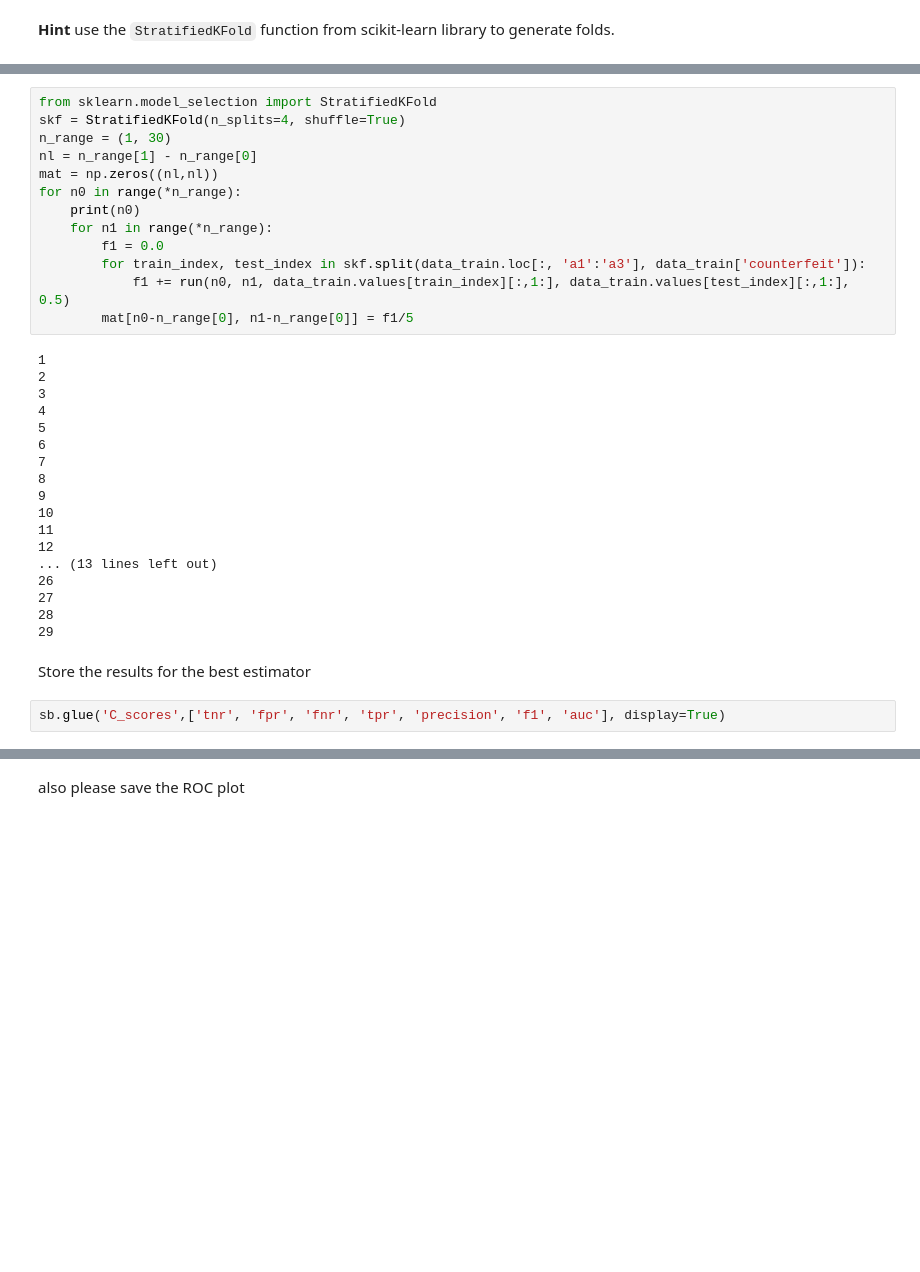
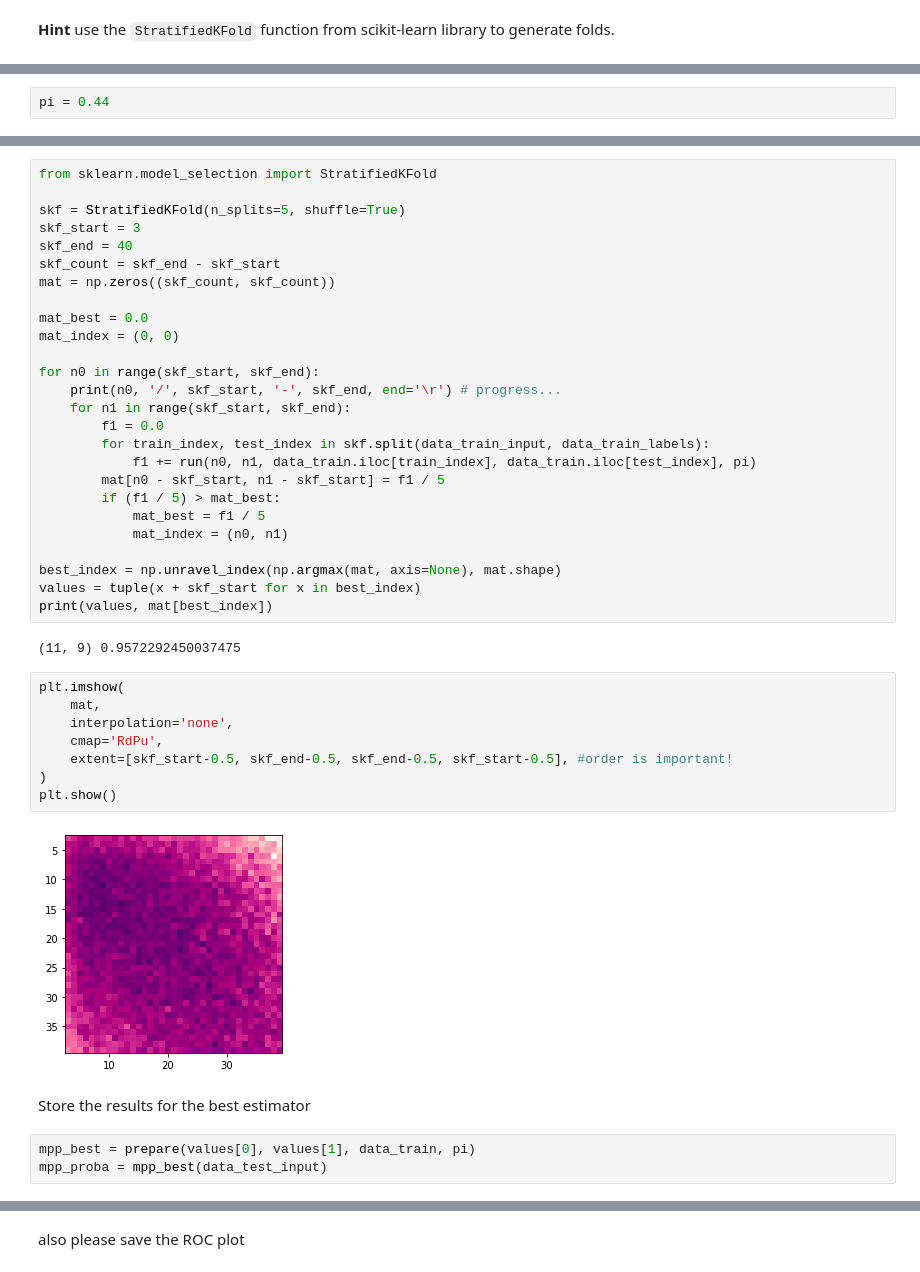
Before and after one commit to Machine-Learning-Gwinner-Rymut/MachineLearning, a Jupyter notebook: Assignments/Banknotes/banknotes.ipynb, the cells around one changed output, grey strips where cells are left out. Cells and saved outputs as stored; diff of their text form; blank space fills up the shorter version.

```diff
--- a/Assignments/Banknotes/banknotes.ipynb
+++ b/Assignments/Banknotes/banknotes.ipynb
@@ -153,0 +162,2 @@ def run(n_cmp0, n_cmp1, train, test, pi):
+# %%
+pi = 0.44
@@ -154,35 +177,43 @@ def run(n_cmp0, n_cmp1, train, test, pi):
 # %%
 from sklearn.model_selection import StratifiedKFold
-skf = StratifiedKFold(n_splits=4, shuffle=True)
-n_range = (1, 30)
-nl = n_range[1] - n_range[0]
-mat = np.zeros((nl,nl))
-for n0 in range(*n_range):
-    print(n0)
-    for n1 in range(*n_range):
+
+skf = StratifiedKFold(n_splits=5, shuffle=True)
+skf_start = 3
+skf_end = 40
+skf_count = skf_end - skf_start
+mat = np.zeros((skf_count, skf_count))
+
+mat_best = 0.0
+mat_index = (0, 0)
+
+for n0 in range(skf_start, skf_end):
+    print(n0, '/', skf_start, '-', skf_end, end='\r') # progress...
+    for n1 in range(skf_start, skf_end):
         f1 = 0.0
-        for train_index, test_index in skf.split(data_train.loc[:, 'a1':'a3'], data_train['counterfeit']):
-            f1 += run(n0, n1, data_train.values[train_index][:,1:], data_train.values[test_index][:,1:], 0.5)
-        mat[n0-n_range[0], n1-n_range[0]] = f1/5
+        for train_index, test_index in skf.split(data_train_input, data_train_labels):
+            f1 += run(n0, n1, data_train.iloc[train_index], data_train.iloc[test_index], pi)
+        mat[n0 - skf_start, n1 - skf_start] = f1 / 5
+        if (f1 / 5) > mat_best:
+            mat_best = f1 / 5
+            mat_index = (n0, n1)
+
+best_index = np.unravel_index(np.argmax(mat, axis=None), mat.shape)
+values = tuple(x + skf_start for x in best_index)
+print(values, mat[best_index])
 # %% [output]
-1
-2
-3
-4
-5
-6
-7
-8
-9
-10
-11
-12
-... (13 lines left out)
-26
-27
-28
-29
+(11, 9) 0.9572292450037475
+# %%
+plt.imshow(
+    mat,
+    interpolation='none',
+    cmap='RdPu',
+    extent=[skf_start-0.5, skf_end-0.5, skf_end-0.5, skf_start-0.5], #order is important!
+)
+plt.show()
+# %% [output]
+[figure, added]
 # %% [markdown]
 Store the results for the best estimator
-# %%
-sb.glue('C_scores',['tnr', 'fpr', 'fnr', 'tpr', 'precision', 'f1', 'auc'], display=True)
+# %%
+mpp_best = prepare(values[0], values[1], data_train, pi)
+mpp_proba = mpp_best(data_test_input)
```
Also changed, not shown: parts of 29 cells of this notebook.
